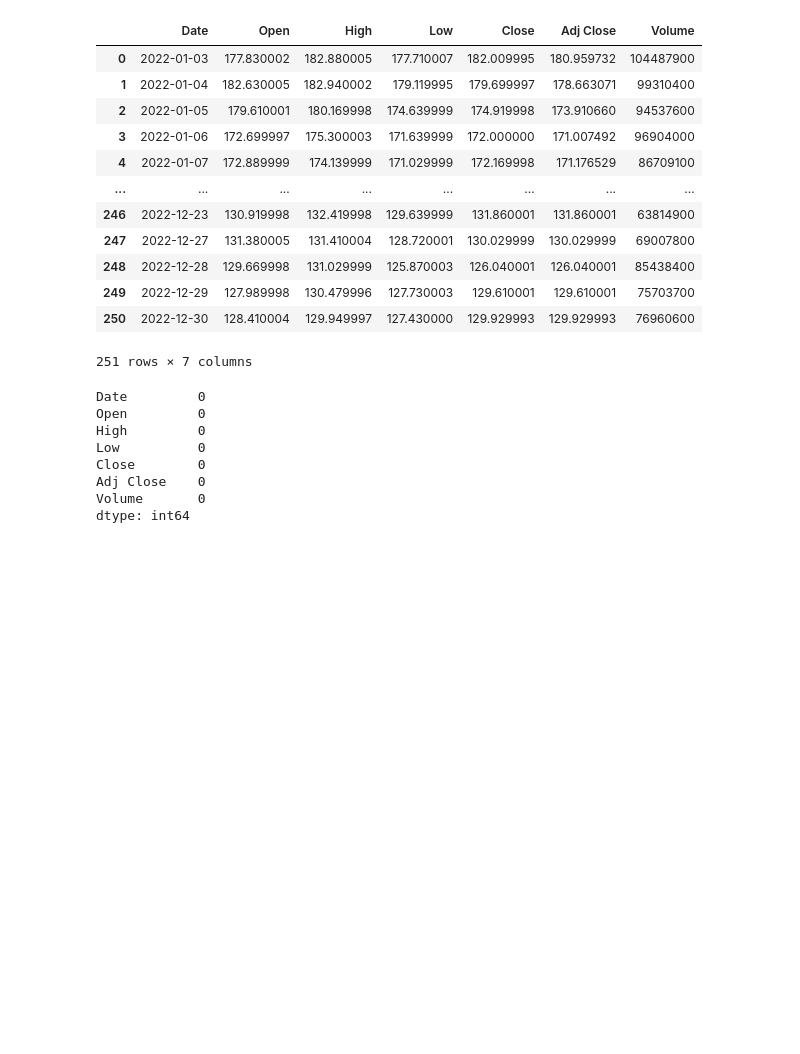
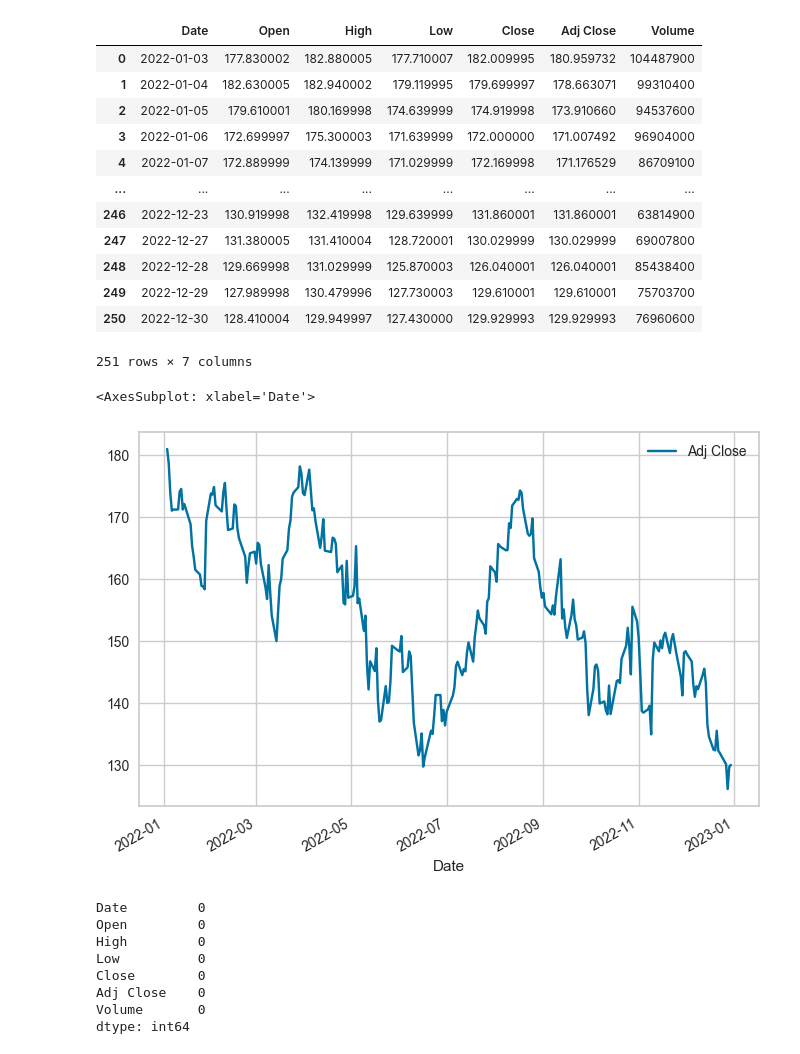
Before and after one commit to grantc00/testing_interpolate, a Jupyter notebook: test2.ipynb, the cells around one changed output. Saved outputs shown, nothing was run; the diff lists cells and outputs as text; code cells hidden in the pictures; blank space fills up the shorter version.

```diff
--- a/test2.ipynb
+++ b/test2.ipynb
@@ -21,6 +22,11 @@ df
 | 249 | 2022-12-29 | 127.989998 | 130.479996 | 127.730003 | 129.610001 | 129.610001 | 75703700 |
 | 250 | 2022-12-30 | 128.410004 | 129.949997 | 127.430000 | 129.929993 | 129.929993 | 76960600 |
 251 rows × 7 columns
+# %%
+df.plot()
+# %% [output]
+<AxesSubplot: xlabel='Date'>
+[figure, added]
 # %%
 df.isna().sum()
 # %% [output]
```
Also changed, not shown: parts of 23 cells of this notebook, 2 other files.
